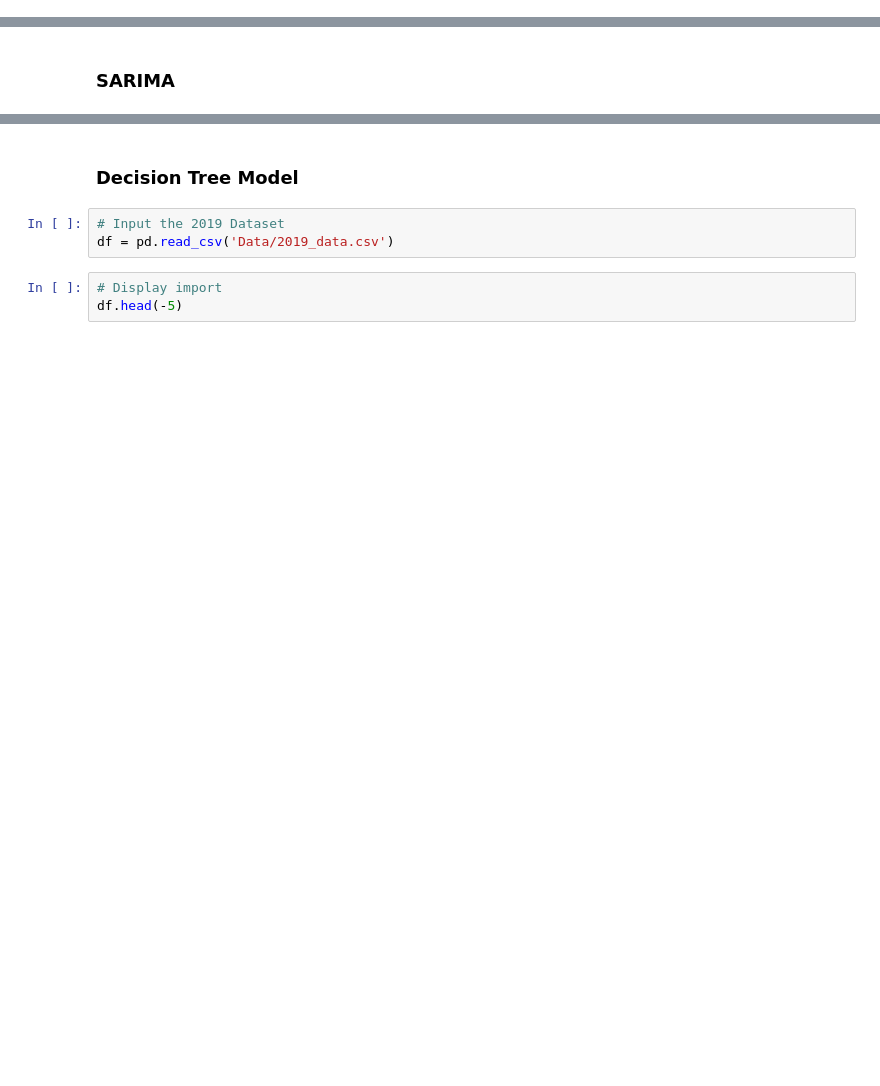
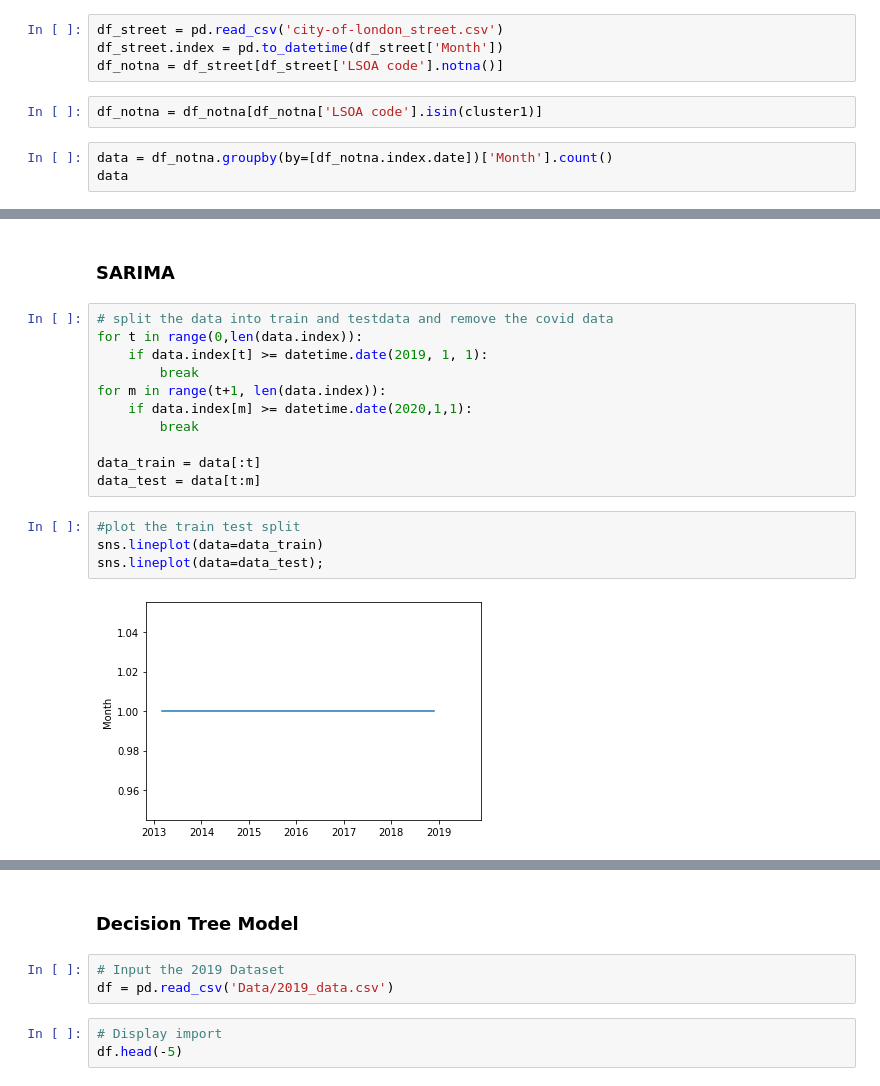
Before and after one commit to MoshaLangerak/Data_Challenge_2_Group_18, a Jupyter notebook: DC_2_Final_Submit.ipynb, the cells around one changed output, grey strips where cells are left out. Cells and saved outputs as stored; diff of their text form; blank space fills up the shorter version.

```diff
--- a/DC_2_Final_Submit.ipynb
+++ b/DC_2_Final_Submit.ipynb
@@ -588,0 +712,9 @@ df_2019.to_csv('./Data/2019_data.csv', index=False)
+# %%
+df_street = pd.read_csv('city-of-london_street.csv')
+df_street.index = pd.to_datetime(df_street['Month'])
+df_notna = df_street[df_street['LSOA code'].notna()]
+# %%
+df_notna = df_notna[df_notna['LSOA code'].isin(cluster1)]
+# %%
+data = df_notna.groupby(by=[df_notna.index.date])['Month'].count()
+data
@@ -589,2 +729,19 @@ df_2019.to_csv('./Data/2019_data.csv', index=False)
 # %% [markdown]
 ### SARIMA
+# %%
+# split the data into train and testdata and remove the covid data
+for t in range(0,len(data.index)):
+    if data.index[t] >= datetime.date(2019, 1, 1):
+        break
+for m in range(t+1, len(data.index)):
+    if data.index[m] >= datetime.date(2020,1,1):
+        break
+
+data_train = data[:t]
+data_test = data[t:m]
+# %%
+#plot the train test split
+sns.lineplot(data=data_train)
+sns.lineplot(data=data_test);
+# %% [output]
+[figure, added]
```
Also changed, not shown: parts of 21 cells of this notebook.
